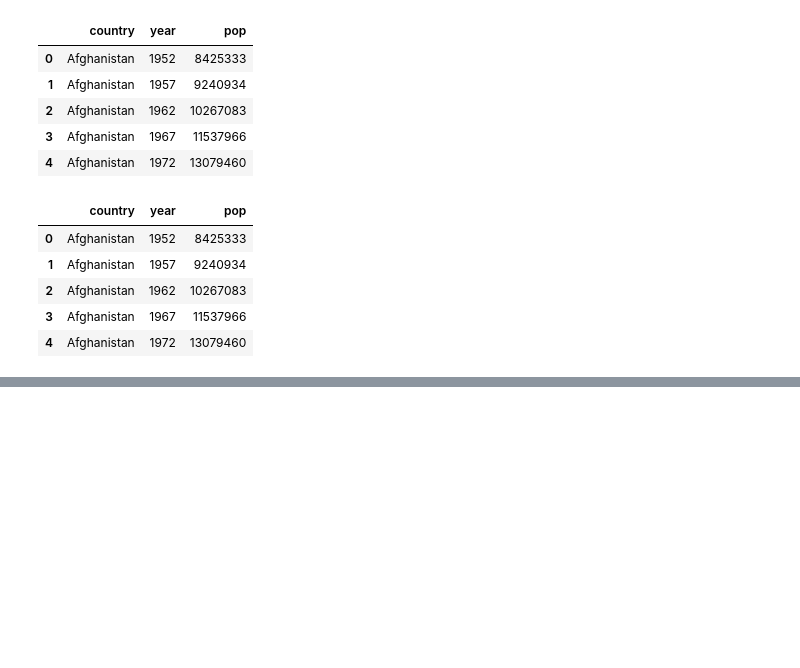
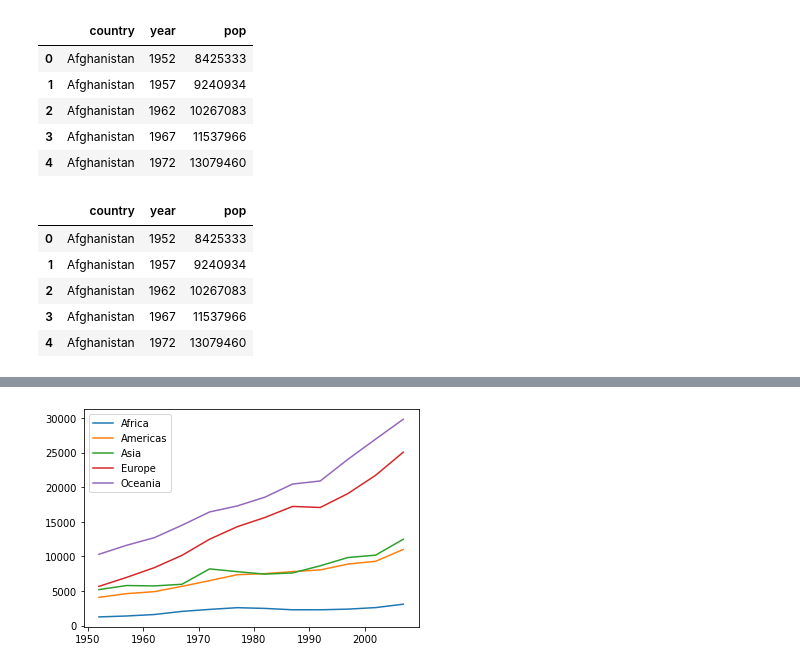
Before and after one commit to JakeOh/202103_itw_pyda_wkd, a Jupyter notebook: da08_dataframe.ipynb, the cells around one changed output, grey strips where cells are left out. Drawn from its saved outputs; the diff is of its cells as text; code cells hidden in the pictures; blank space fills up the shorter version.

```diff
--- a/da08_dataframe.ipynb
+++ b/da08_dataframe.ipynb
@@ -173,0 +508,3 @@ gapminder.iloc[0:5, [0, 2, 4]]
+# %%
+result = gapminder.groupby(['continent', 'year'])['gdpPercap'].mean()
+result
@@ -173,0 +548,3 @@ gapminder.iloc[0:5, [0, 2, 4]]
+# %%
+gdp_year_conti = result.unstack(level=0)
+gdp_year_conti
@@ -173,0 +566,11 @@ gapminder.iloc[0:5, [0, 2, 4]]
+# %%
+plt.plot(gdp_year_conti['Africa'], label='Africa')
+plt.plot(gdp_year_conti['Americas'], label='Americas')
+plt.plot(gdp_year_conti['Asia'], label='Asia')
+plt.plot(gdp_year_conti['Europe'], label='Europe')
+plt.plot(gdp_year_conti['Oceania'], label='Oceania')
+
+plt.legend()  # 범례(label) 표시
+plt.show()
+# %% [output]
+[figure, added]
```
Also changed, not shown: parts of 34 cells of this notebook.
